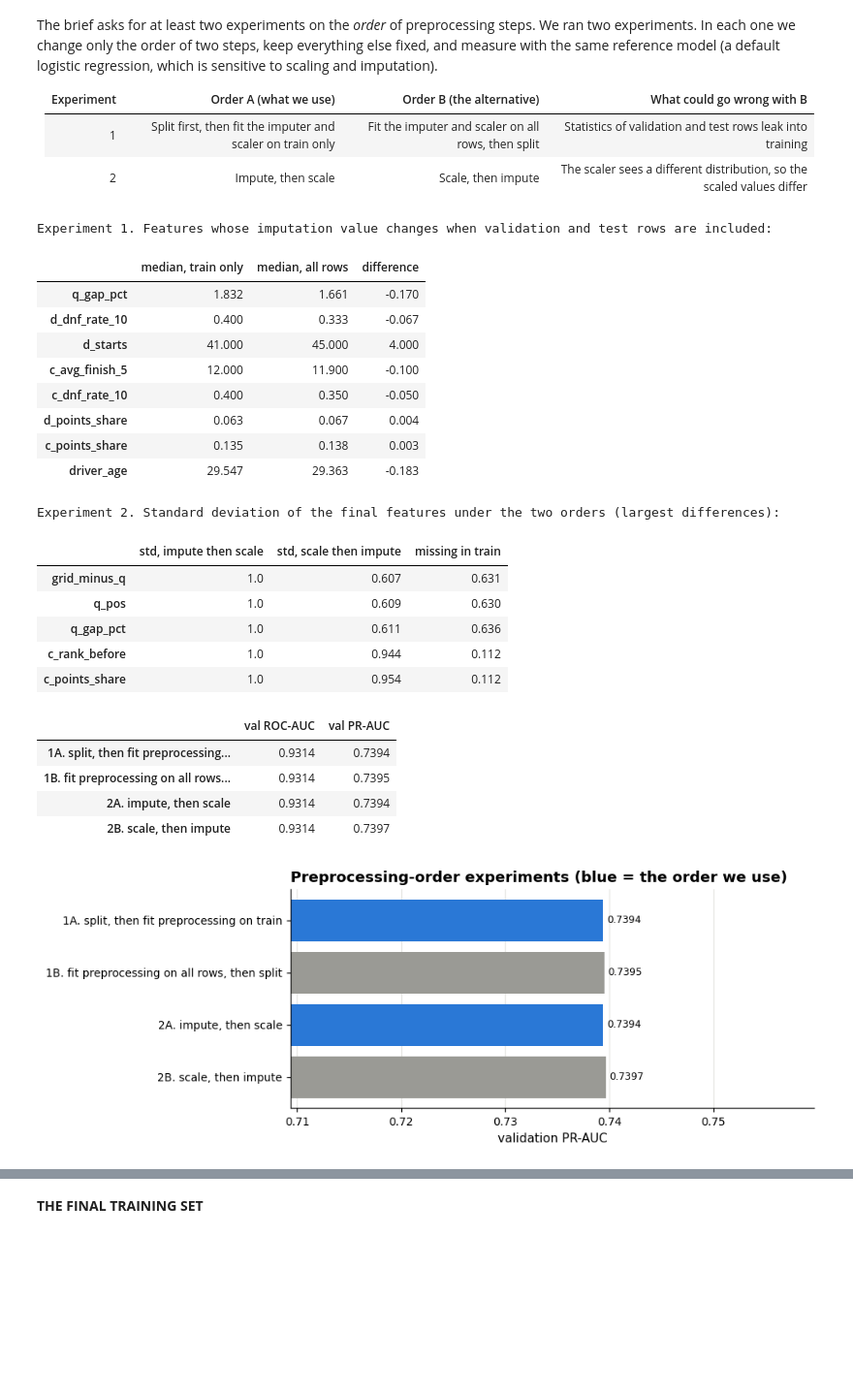
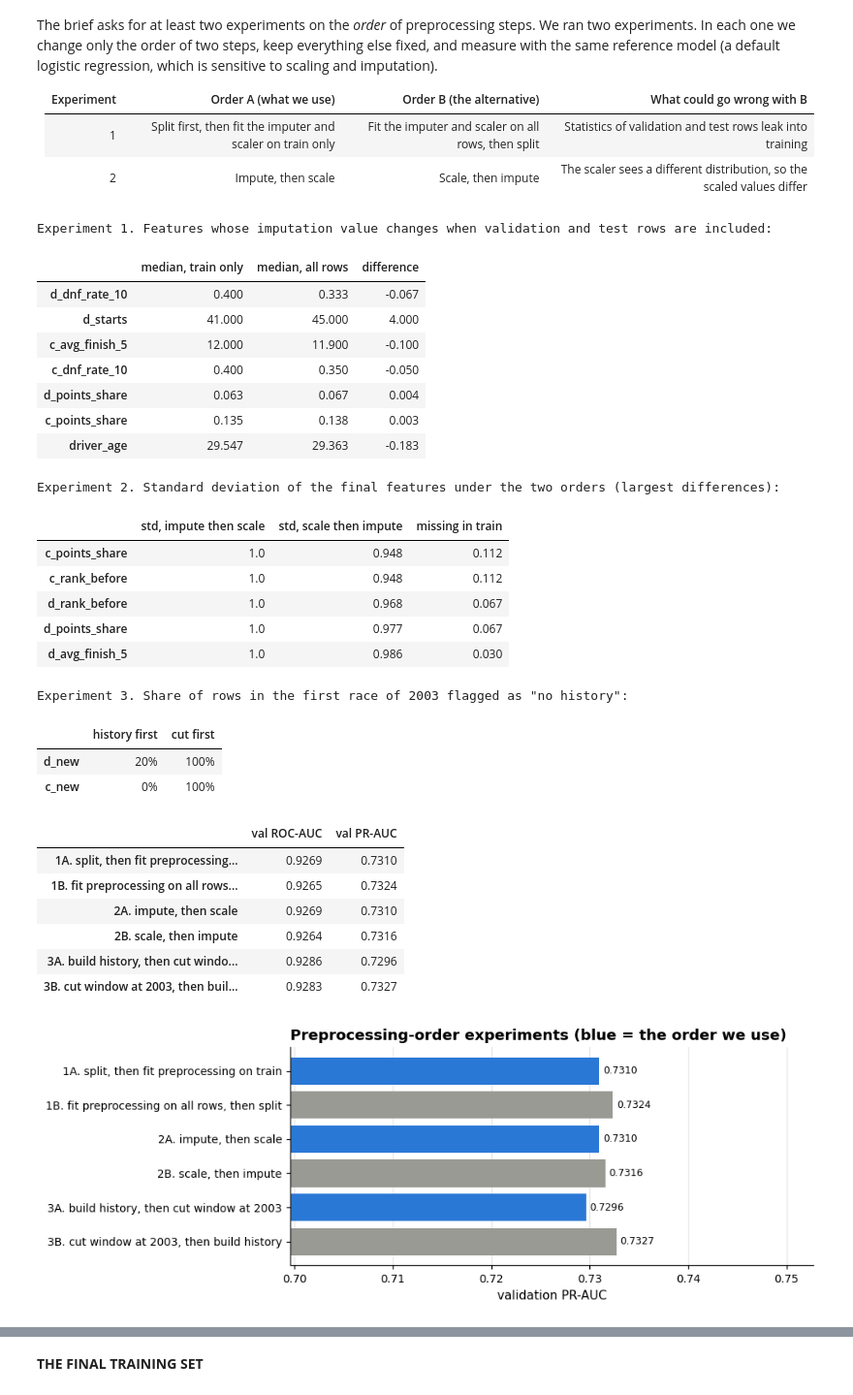
Before and after one commit to adhamshaheen/f1-podium-prediction, a Jupyter notebook: notebooke15c4f85e0.ipynb, the cells around one changed output, grey strips where cells are left out. Shown at 97% size. Cells and saved outputs as stored; diff of their text form; code cells hidden in the pictures; blank space fills up the shorter version.

Commit message:
Updated the notebook: Qualifying no longer a feature and updated the imputation strategy

```diff
--- a/notebooke15c4f85e0.ipynb
+++ b/notebooke15c4f85e0.ipynb
@@ -1171,8 +1171,8 @@ base = safe_join(base, clean['circuits'][['circuitId', 'name', 'country']].renam
 base = safe_join(base, clean['drivers'][['driverId', 'driverRef', 'forename', 'surname', 'dob', 'nationality']], 'driverId')
 base = safe_join(base, clean['constructors'][['constructorId', 'name']].rename(columns={'name': 'team'}), 'constructorId')
 base = safe_join(base, clean['status'], 'statusId')
-# qualifying: joined on the pair (raceId, driverId). Rows without a qualifying record get NaN
-quali = clean['qualifying'][['raceId', 'driverId', 'position', 'q1_s', 'q2_s', 'q3_s']].rename(columns={'position': 'q_pos'})
+# qualifying position: joined on the pair (raceId, driverId), used by Question 1 only (not a model input, see 5.1)
+quali = clean['qualifying'][['raceId', 'driverId', 'position']].rename(columns={'position': 'q_pos'})
 base = safe_join(base, quali, ['raceId', 'driverId'], validate='one_to_one')
 # Sprint points count for the championship. We only need them to keep the standings of LATER weekends correct (5.3).
 sprint_points = clean['sprint_results'].groupby(['raceId', 'driverId'], as_index=False)['points'].sum().rename(columns={'points': 'sprint_points'})
@@ -2045,18 +2374,18 @@ finish(fig, '24_feature_missingness')
 # %%
 # --- Effect of the two steps on the data (checklist: "effect of the step on distribution / range / values") ---
-prep = Pipeline([('impute', SimpleImputer(strategy='median')), ('scale', StandardScaler())]).fit(train_all[FEATURES])
+prep = Pipeline([('impute', PastMedianImputer()), ('scale', StandardScaler())]).fit(train_all[FEATURES])
 after_impute = pd.DataFrame(prep.named_steps['impute'].transform(train_all[FEATURES]), columns=FEATURES)
 after_scale = pd.DataFrame(prep.transform(train_all[FEATURES]), columns=FEATURES)
 
-# Three features with very different shapes: mostly missing, a rate between 0 and 1, and a large count
-examples = ['q_gap_pct', 'd_pod_rate_10', 'd_starts']
+# Three features with very different shapes: the one with the most gaps, a rate between 0 and 1, and a large count
+examples = ['c_points_share', 'd_pod_rate_10', 'd_starts']
 fig, axes = plt.subplots(3, 3, figsize=(13, 8))
 for i, f in enumerate(examples):
     axes[i, 0].hist(train_all[f].dropna(), bins=30, color=GREY)
     axes[i, 0].set_title(f'{f}: raw ({train_all[f].isna().mean():.0%} missing)', fontsize=10)
     axes[i, 1].hist(after_impute[f], bins=30, color=LIGHT_BLUE)
     axes[i, 1].axvline(prep.named_steps['impute'].statistics_[FEATURES.index(f)], color=RED, ls='--', lw=1.2)
-    axes[i, 1].set_title(f'{f}: after imputation (red line = median used)', fontsize=10)
+    axes[i, 1].set_title(f'{f}: after imputation (red line = training median)', fontsize=10)
     axes[i, 2].hist(after_scale[f], bins=30, color=BLUE)
     axes[i, 2].set_title(f'{f}: after scaling', fontsize=10)
     for ax in axes[i]:
@@ -2072,4 +2401,6 @@ effect = pd.DataFrame({
     'mean after': after_scale[examples].mean(), 'std after': after_scale[examples].std(),
 }).round(2)
 display(effect)
+print(f'Training cells filled with the median of earlier races: {int(train_all[FEATURES].isna().sum().sum()) - prep.named_steps["impute"].no_earlier_value_:,}. '
+      f'Filled with 0 because no earlier race had a value yet: {prep.named_steps["impute"].no_earlier_value_:,}.')
 # %% [output]
@@ -2176,10 +2508,7 @@ order_results = {}
 order_results['1A. split, then fit preprocessing on train'] = quick_scores(reference_logreg(), train_all)
 
 # Order B: the imputer and the scaler are fitted on every row, validation and test included
-# Fit on all rows
 leaky_prep = Pipeline([('impute', SimpleImputer(strategy='median')), ('scale', StandardScaler())]).fit(model_table[FEATURES])   # sees ALL rows
-# Train the logistic regression model using the the preprocessing statistics learned in the
-# previous step and apply them to the training features
 clf = LogisticRegression(max_iter=2000).fit(leaky_prep.transform(train_all[FEATURES]), train_all[TARGET])
 order_results['1B. fit preprocessing on all rows, then split'] = {
     f'{name} {metric}': fn(frame[TARGET], clf.predict_proba(leaky_prep.transform(frame[FEATURES]))[:, 1])
@@ -2195,49 +2524,75 @@ display(shift[shift['difference'].abs() > 1e-9].round(3))
 # ---------- Experiment 2: impute then scale, or scale then impute ----------
 order_results['2A. impute, then scale'] = order_results['1A. split, then fit preprocessing on train']
 # Order B: the same two steps, swapped
-scale_first = Pipeline([('scale', StandardScaler()), ('impute', SimpleImputer(strategy='median')), ('model', LogisticRegression(max_iter=2000))])
+scale_first = Pipeline([('scale', StandardScaler().set_output(transform='pandas')),     # keeps the row labels, so the imputer knows each row's race
+                        ('impute', PastMedianImputer()), ('model', LogisticRegression(max_iter=2000))])
 order_results['2B. scale, then impute'] = quick_scores(scale_first, train_all)
 
 a = pd.DataFrame(honest_prep[:-1].transform(train_all[FEATURES]), columns=FEATURES)
 b = pd.DataFrame(scale_first[:-1].transform(train_all[FEATURES]), columns=FEATURES)
 spread = pd.DataFrame({'std, impute then scale': a.std(), 'std, scale then impute': b.std(), 'missing in train': train_all[FEATURES].isna().mean().values}, index=FEATURES)
 print('Experiment 2. Standard deviation of the final features under the two orders (largest differences):')
 display(spread.assign(diff=(spread.iloc[:, 0] - spread.iloc[:, 1]).abs()).sort_values('diff', ascending=False).head(5).drop(columns='diff').round(3))
+
+# ---------- Experiment 3: build history then cut the window, or cut the window then build history ----------
+WINDOW_START = 2003
+history_first = model_table[(model_table['year'] >= WINDOW_START) & (model_table['year'] <= 2019)]
+# Order B: throw away everything before 2003 first, then build the history features on what is left
+cut_first_all = build_features(base[base['year'] >= WINDOW_START])
+same_rows = model_table.index[model_table['year'] >= WINDOW_START]   # same rows as in model_table: give them the same row labels
+assert (cut_first_all[['raceId', 'driverId']].to_numpy() == model_table.loc[same_rows, ['raceId', 'driverId']].to_numpy()).all()
+cut_first_all.index = same_rows
+cut_first_all['split'] = cut_first_all['year'].map(split_of)
+cut_first = cut_first_all[cut_first_all['split'] == 'train']
+order_results[f'3A. build history, then cut window at {WINDOW_START}'] = quick_scores(reference_logreg(), history_first)
+order_results[f'3B. cut window at {WINDOW_START}, then build history'] = quick_scores(
+    reference_logreg(), cut_first, frames={'val': cut_first_all[cut_first_all['split'] == 'validation']})
+
+opener = lambda frame: frame[(frame['year'] == WINDOW_START) & (frame['round'] == 1)]
+first_season = pd.DataFrame({'history first': opener(history_first)[['d_new', 'c_new']].mean(),
+                             'cut first': opener(cut_first)[['d_new', 'c_new']].mean()})
+print(f'Experiment 3. Share of rows in the first race of {WINDOW_START} flagged as "no history":')
+display(first_season.style.format('{:.0%}'))
 
 order_table = pd.DataFrame(order_results).T
 display(order_table.style.format('{:.4f}'))
 
 fig, ax = plt.subplots(figsize=(9, 3.4))
 colours = [BLUE if name[1] == 'A' else GREY for name in order_table.index]
 bars = ax.barh(order_table.index[::-1], order_table['val PR-AUC'][::-1], color=colours[::-1])
 ax.bar_label(bars, fmt='%.4f', padding=3, fontsize=8)
 ax.set_xlim(order_table['val PR-AUC'].min() - 0.03, order_table['val PR-AUC'].max() + 0.02); ax.set_xlabel('validation PR-AUC'); ax.grid(axis='y', visible=False)
 ax.set_title('Preprocessing-order experiments (blue = the order we use)')
 finish(fig, '26_order_experiments')
 # %% [output]
 Experiment 1. Features whose imputation value changes when validation and test rows are included:
 |  | median, train only | median, all rows | difference |
-| q_gap_pct | 1.832 | 1.661 | -0.170 |
 | d_dnf_rate_10 | 0.400 | 0.333 | -0.067 |
 | d_starts | 41.000 | 45.000 | 4.000 |
 | c_avg_finish_5 | 12.000 | 11.900 | -0.100 |
 | c_dnf_rate_10 | 0.400 | 0.350 | -0.050 |
 | d_points_share | 0.063 | 0.067 | 0.004 |
 | c_points_share | 0.135 | 0.138 | 0.003 |
 | driver_age | 29.547 | 29.363 | -0.183 |
 Experiment 2. Standard deviation of the final features under the two orders (largest differences):
 |  | std, impute then scale | std, scale then impute | missing in train |
-| grid_minus_q | 1.0 | 0.607 | 0.631 |
-| q_pos | 1.0 | 0.609 | 0.630 |
-| q_gap_pct | 1.0 | 0.611 | 0.636 |
-| c_rank_before | 1.0 | 0.944 | 0.112 |
-| c_points_share | 1.0 | 0.954 | 0.112 |
+| c_points_share | 1.0 | 0.948 | 0.112 |
+| c_rank_before | 1.0 | 0.948 | 0.112 |
+| d_rank_before | 1.0 | 0.968 | 0.067 |
+| d_points_share | 1.0 | 0.977 | 0.067 |
+| d_avg_finish_5 | 1.0 | 0.986 | 0.030 |
+Experiment 3. Share of rows in the first race of 2003 flagged as "no history":
-|  | val ROC-AUC | val PR-AUC |
-| 1A. split, then fit preprocessing... | 0.9314 | 0.7394 |
-| 1B. fit preprocessing on all rows... | 0.9314 | 0.7395 |
-| 2A. impute, then scale | 0.9314 | 0.7394 |
-| 2B. scale, then impute | 0.9314 | 0.7397 |
+|  | history first | cut first |
+| d_new | 20% | 100% |
+| c_new | 0% | 100% |
+|  | val ROC-AUC | val PR-AUC |
+| 1A. split, then fit preprocessing... | 0.9269 | 0.7310 |
+| 1B. fit preprocessing on all rows... | 0.9265 | 0.7324 |
+| 2A. impute, then scale | 0.9269 | 0.7310 |
+| 2B. scale, then impute | 0.9264 | 0.7316 |
+| 3A. build history, then cut windo... | 0.9286 | 0.7296 |
+| 3B. cut window at 2003, then buil... | 0.9283 | 0.7327 |
-[figure, old version]
+[figure, new version]
 # %% [markdown]
 **What we see**
 
```
Also changed, not shown: parts of 34 cells of this notebook.
